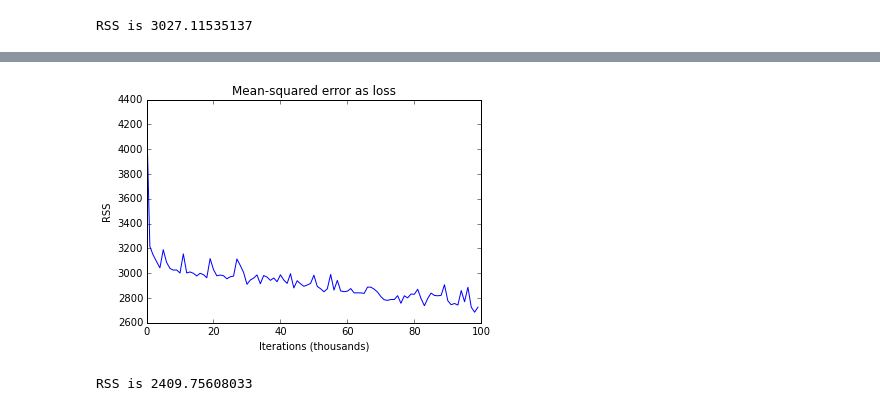
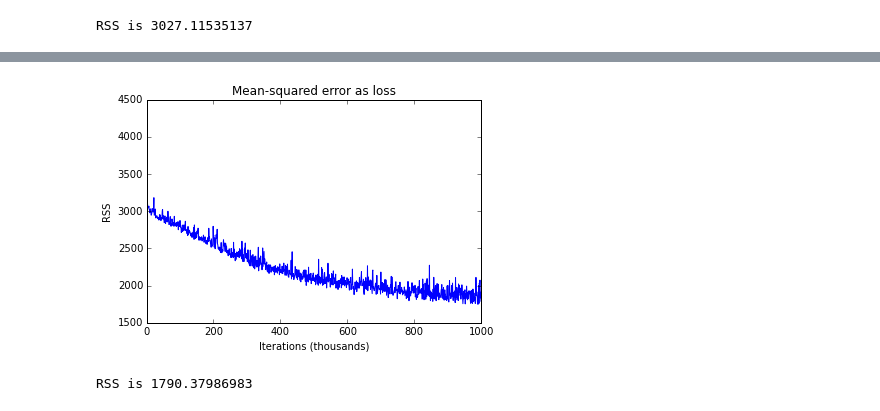
Before and after one commit to akrolsmir/cs189, a Jupyter notebook: proj/proj.ipynb, the cells around one changed output, grey strips where cells are left out. Saved outputs shown, nothing was run; the diff lists cells and outputs as text; code cells hidden in the pictures.

```diff
--- a/proj/proj.ipynb
+++ b/proj/proj.ipynb
@@ -166,10 +195,10 @@ class NeuralNet(object):
     def score(self, data, labels):
         return sum((self.predict(data) - labels) ** 2)
 
-    def save(self, filename):
+    def save(self, filename='default'):
         np.savez(filename, self.W1, self.W2)
 
-    def load(self, filename):
+    def load(self, filename='default'):
         arrs = np.load(filename)
         self.W1, self.W2 = arrs['arr_0'], arrs['arr_1']
 
@@ -179,25 +208,29 @@ def mean_squared_error(y, hx):
 def cross_entropy_error(y, hx):
     return np.divide(y, hx) - np.divide(1 - y, 1 - hx)
 # %%
+# Train the neural net
 scores = []
 Xp = sklearn.preprocessing.scale(X)
 nn = NeuralNet()
-for _ in range(100):
+for _ in range(1000):
     nn.train(Xp, y, 1000, 0.01, mean_squared_error)
     scores.append(nn.score(Xp, y))
+# nn.save()
+
+# Plot RSS over iterations
 plt.plot(scores)
 plt.title("Mean-squared error as loss")
 plt.ylabel("RSS")
 plt.xlabel("Iterations (thousands)")
 plt.show()
 # %% [output]
-[figure, old version]
+[figure, new version]
 # %%
 # Calculate regression sum of squares
 RSS = nn.score(Xp, y)
 print("RSS is", RSS)
 # %% [output]
-RSS is 2409.75608033
+RSS is 1790.37986983
 # %%
 predictions = nn.predict(Xp)
 
```
Also changed, not shown: parts of 11 cells of this notebook, 13 other files.
